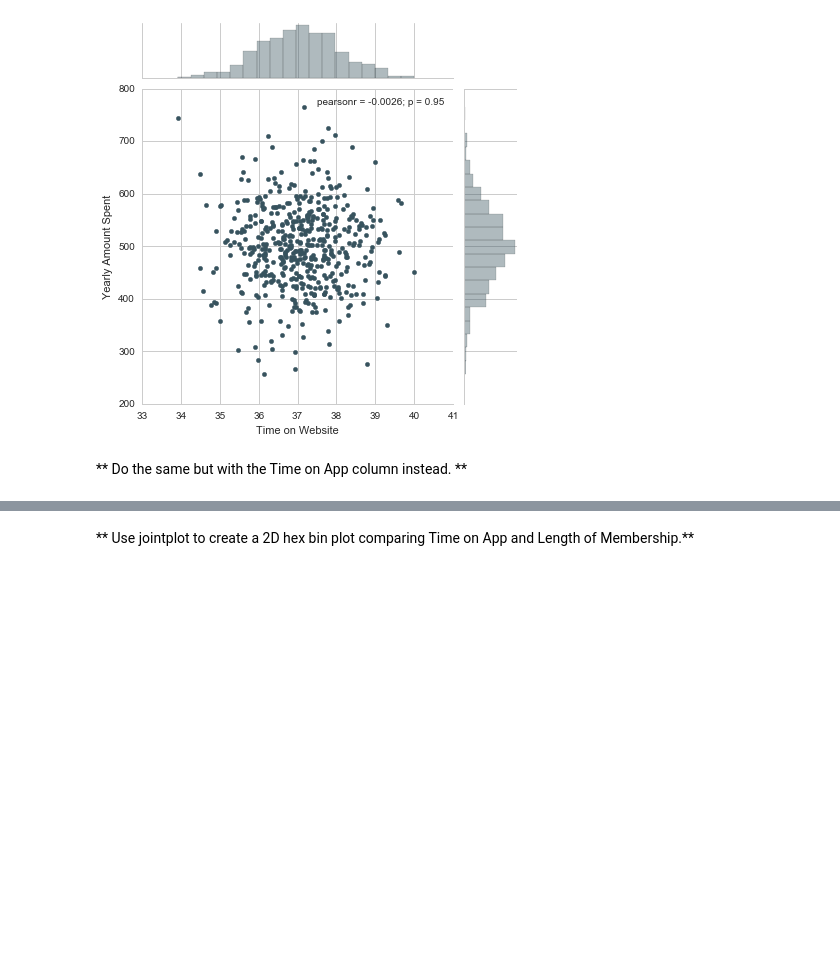
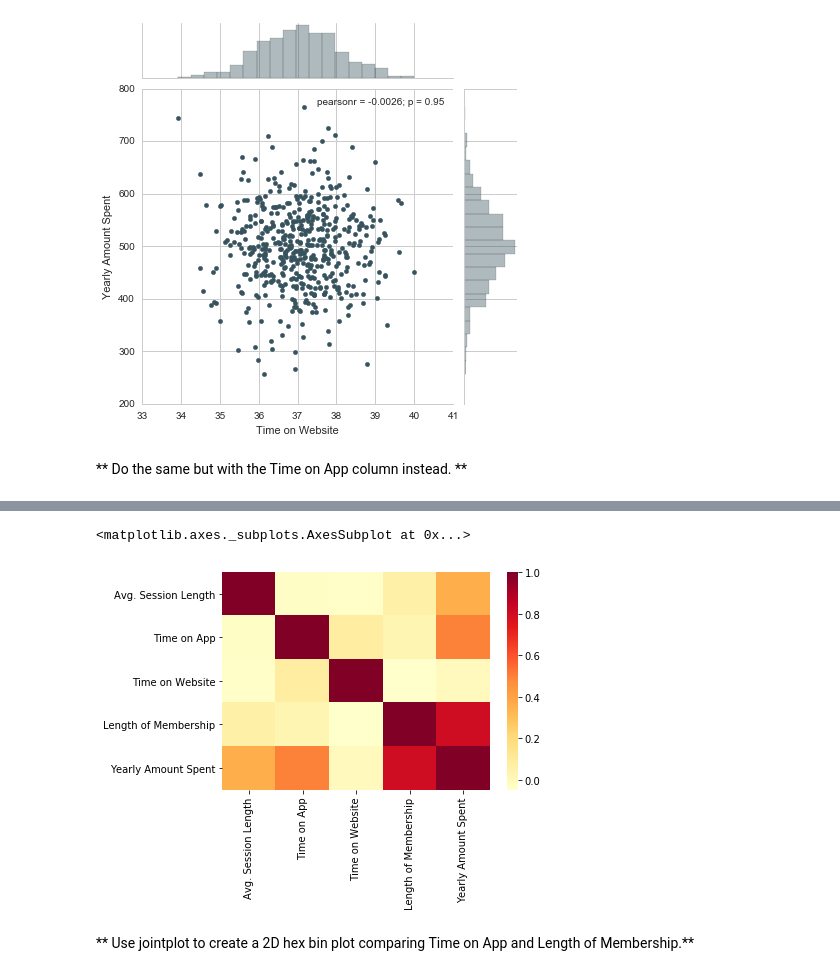
Before and after one commit to akezyt/sidtechtalent, a Jupyter notebook: ML-Week2/Lecture6 Supervised Learning - Linear Regression/Linear Regression - Project Exercise .ipynb, the cells around one changed output, grey strips where cells are left out. Saved outputs shown, nothing was run; the diff lists cells and outputs as text; code cells hidden in the pictures; blank space fills up the shorter version.

```diff
--- a/ML-Week2/Lecture6 Supervised Learning - Linear Regression/Linear Regression - Project Exercise .ipynb
+++ b/ML-Week2/Lecture6 Supervised Learning - Linear Regression/Linear Regression - Project Exercise .ipynb
@@ -82,2 +83,7 @@ ___
+# %%
+sns.heatmap(customers.corr(), cmap="YlOrRd")
+# %% [output]
+<matplotlib.axes._subplots.AxesSubplot at 0x...>
+[figure, added]
 # %% [markdown]
 ** Use jointplot to create a 2D hex bin plot comparing Time on App and Length of Membership.**
```
Also changed, not shown: parts of 19 cells of this notebook.
